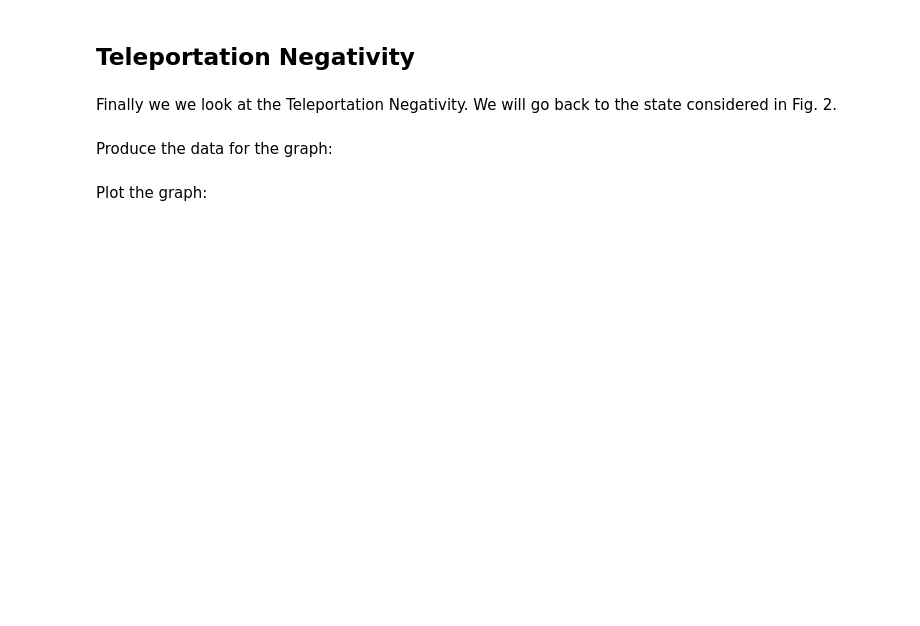
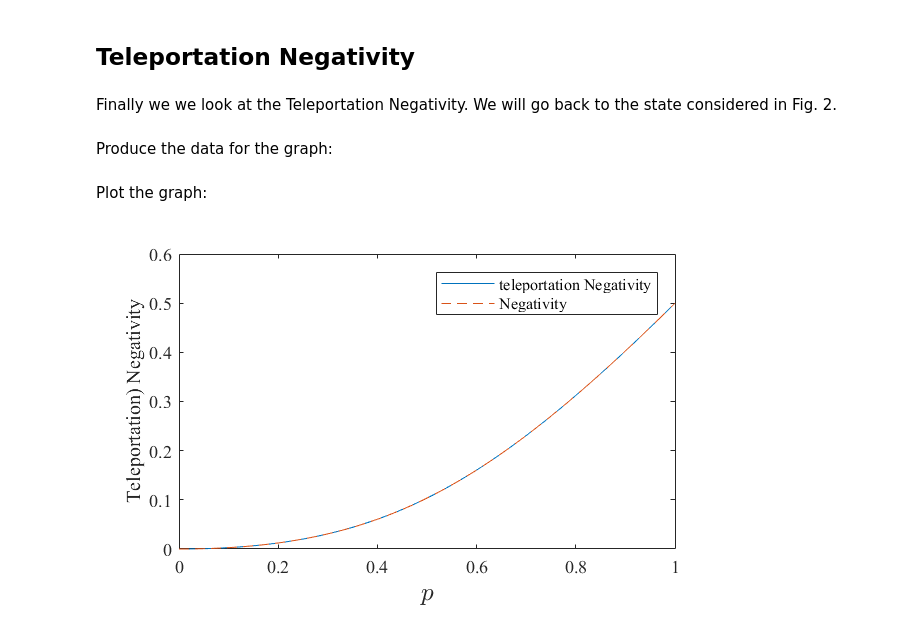
Before and after one commit to paulskrzypczyk/nonclassicalteleportation, a Jupyter notebook: Quantifying teleportation.ipynb, the cells around one changed output. Drawn from its saved outputs; the diff is of its cells as text; code cells hidden in the pictures; blank space fills up the shorter version.

```diff
--- a/Quantifying teleportation.ipynb
+++ b/Quantifying teleportation.ipynb
@@ -256,6 +259,9 @@ Plot the graph:
 # %%
 plot(pv,TNv,pv,Nv,'--')
 ax = gca;
 legend({'teleportation Negativity','Negativity'})
-xlabel('$p$','Interpreter','latex','FontSize',16)
+xlabel('$p$','Interpreter','latex','FontSize',14)
 ylabel('Teleportation) Negativity')
+set(gca,'FontName','Times')
+# %% [output]
+[figure, added]
```
Also changed, not shown: parts of 2 cells of this notebook.
